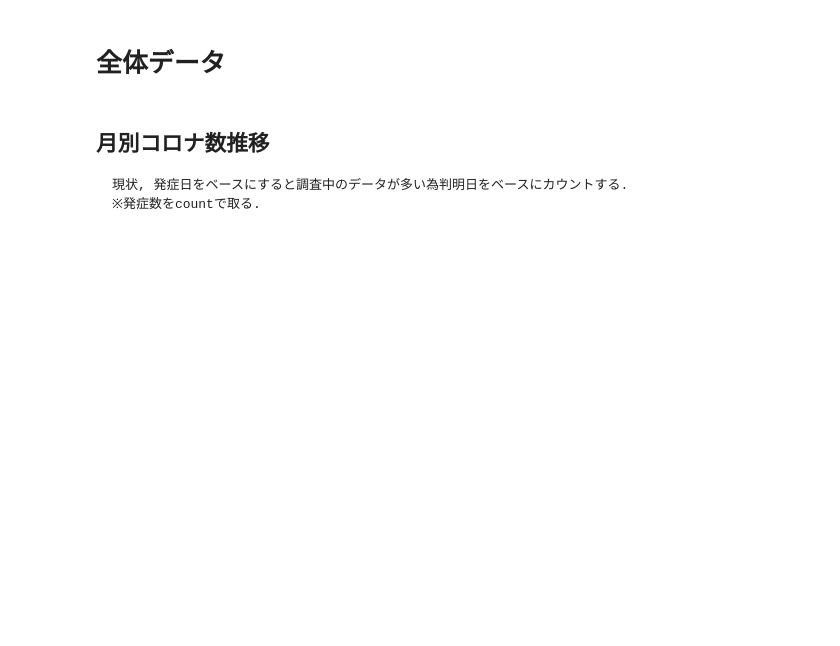
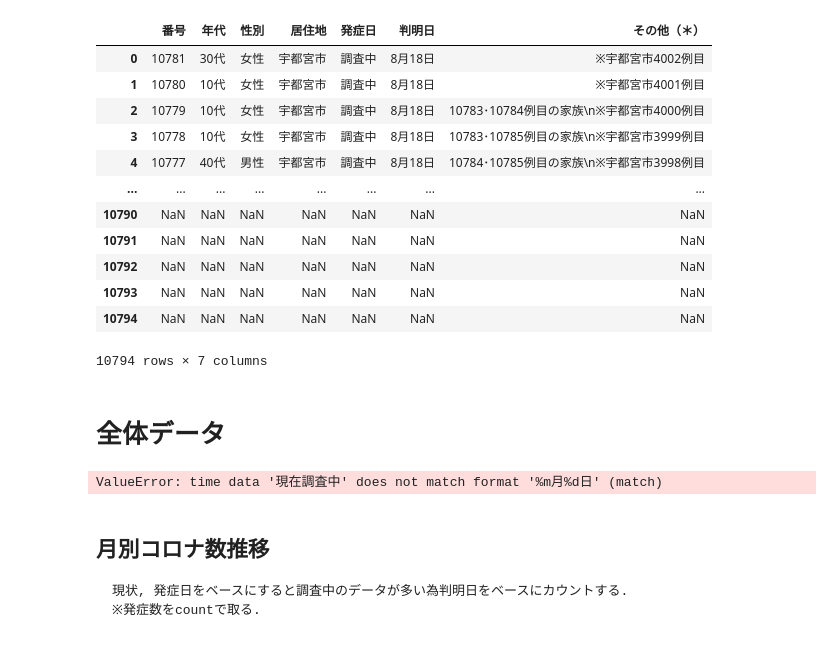
Before and after one commit to S-mishina/corona-bunseki, a Jupyter notebook: COVID.ipynb, the cells around one changed output. Saved outputs shown, nothing was run; the diff lists cells and outputs as text; code cells hidden in the pictures; blank space fills up the shorter version.

```diff
--- a/COVID.ipynb
+++ b/COVID.ipynb
@@ -5,15 +5,40 @@ import japanize_matplotlib
 # %%
 corona=pandas.read_csv('corona.csv')
 corona=corona[['番号','年代','性別','居住地','発症日','判明日','その他（＊）']]
+corona=corona[corona['番号']!='※居住地にかかわらず、感染症の予防及び感染症の患者に対する医療に関する法律に基づき、栃木県及び宇都宮市に届け出のあった患者について掲載しています。（他県や検疫所に届け出があった患者は、他県等で公表されます。）\n※患者・御家族の人権尊重・個人情報保護に御理解と御配慮をお願いします。\n※退院日等の「退院」には、感染症法上の入院勧告等の解除及び県外保健所への入院等の対応依頼を含みます。\n(＊) 陽性者との接触の有無、感染に関与すると考えられる行動歴等  ']
+corona
+# %% [output]
+|  | 番号 | 年代 | 性別 | 居住地 | 発症日 | 判明日 | その他（＊） |
+| 0 | 10781 | 30代 | 女性 | 宇都宮市 | 調査中 | 8月18日 | ※宇都宮市4002例目 |
+| 1 | 10780 | 10代 | 女性 | 宇都宮市 | 調査中 | 8月18日 | ※宇都宮市4001例目 |
+| 2 | 10779 | 10代 | 女性 | 宇都宮市 | 調査中 | 8月18日 | 10783･10784例目の家族\n※宇都宮市4000例目 |
+| 3 | 10778 | 10代 | 女性 | 宇都宮市 | 調査中 | 8月18日 | 10783･10785例目の家族\n※宇都宮市3999例目 |
+| 4 | 10777 | 40代 | 男性 | 宇都宮市 | 調査中 | 8月18日 | 10784･10785例目の家族\n※宇都宮市3998例目 |
+| ... | ... | ... | ... | ... | ... | ... | ... |
+| 10790 | NaN | NaN | NaN | NaN | NaN | NaN | NaN |
+| 10791 | NaN | NaN | NaN | NaN | NaN | NaN | NaN |
+| 10792 | NaN | NaN | NaN | NaN | NaN | NaN | NaN |
+| 10793 | NaN | NaN | NaN | NaN | NaN | NaN | NaN |
+| 10794 | NaN | NaN | NaN | NaN | NaN | NaN | NaN |
+10794 rows × 7 columns
 # %% [markdown]
 <h1>全体データ</h1>
 # %%
-corona=corona.dropna()
+corona=corona.dropna(how='all')
+corona = corona.dropna(axis=0, subset=['番号'])
+corona[corona['番号'].isnull()]
+corona=corona[corona['番号']!=' ']
+corna=corona.reset_index()
+corona['番号']=corona['番号'].astype(int)
+#1483より前は昨年
 #一旦調査中のデータを抜く
 corona['day']=''
 corona=corona[corona['判明日']!='調査中']
+corona=corona[corona['判明日']!='現在調査中']
 corona['判明日']=pandas.to_datetime(corona['判明日'], format='%m月%d日')
 corona['day']=corona['判明日'].dt.strftime('%m-%d')
+# %% [output]
+ValueError: time data '現在調査中' does not match format '%m月%d日' (match)
 # %% [markdown]
 <h2>月別コロナ数推移</h2>
 <pre>
```
Also changed, not shown: parts of 17 cells of this notebook, 1 other file.
